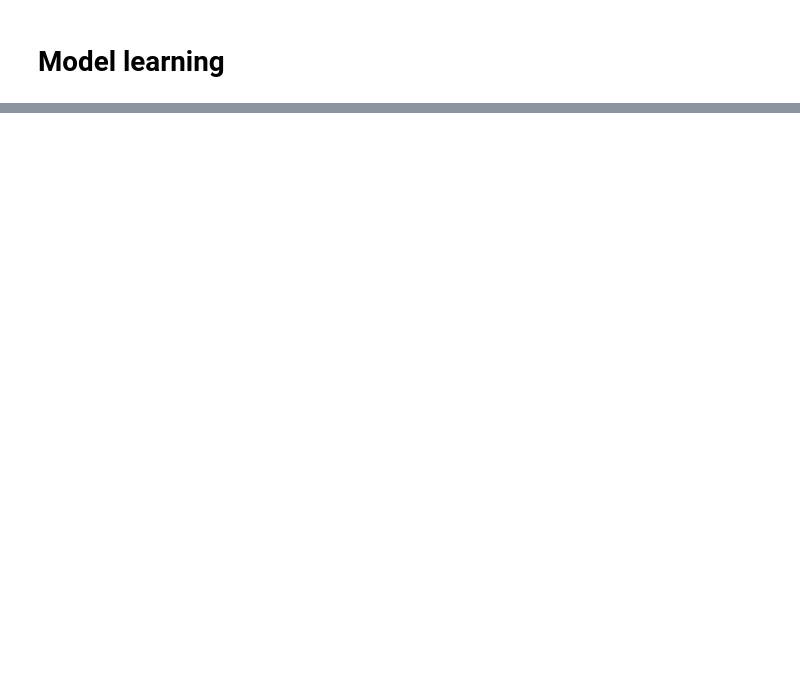
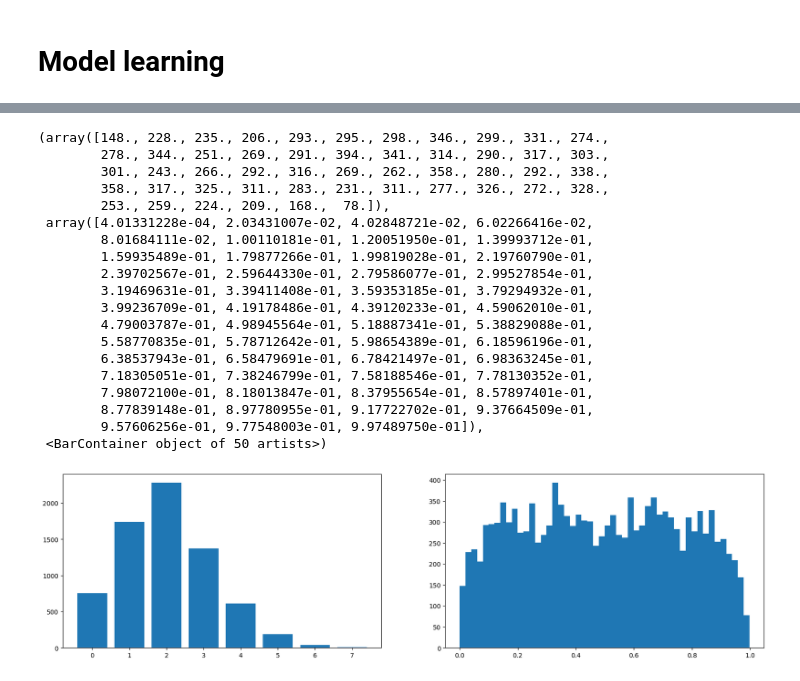
Before and after one commit to Wleter/nn_qft, a Jupyter notebook: testing.ipynb, the cells around one changed output, grey strips where cells are left out. Drawn from its saved outputs; the diff is of its cells as text; code cells hidden in the pictures; blank space fills up the shorter version.

```diff
--- a/testing.ipynb
+++ b/testing.ipynb
@@ -281,0 +352,32 @@ axes[2].hist(positions_2, bins=50);
+# %%
+configurations = dataset.skip(500).unbatch().take(7000).cache()
+fig, axes = plt.subplots(1, 2, figsize=(20, 5))
+
+n_values = list(map(lambda x_n: x_n[1].numpy(), configurations))
+n_counter = Counter(n_values)
+axes[0].bar(n_counter.keys(), n_counter.values())
+
+positions_1 = np.concatenate(list(map(lambda x_n: x_n[0][:x_n[1], 0], configurations))).ravel()
+
+axes[1].hist(positions_1, bins=50)
+# %% [output]
+(array([148., 228., 235., 206., 293., 295., 298., 346., 299., 331., 274.,
+        278., 344., 251., 269., 291., 394., 341., 314., 290., 317., 303.,
+        301., 243., 266., 292., 316., 269., 262., 358., 280., 292., 338.,
+        358., 317., 325., 311., 283., 231., 311., 277., 326., 272., 328.,
+        253., 259., 224., 209., 168.,  78.]),
+ array([4.01331228e-04, 2.03431007e-02, 4.02848721e-02, 6.02266416e-02,
+        8.01684111e-02, 1.00110181e-01, 1.20051950e-01, 1.39993712e-01,
+        1.59935489e-01, 1.79877266e-01, 1.99819028e-01, 2.19760790e-01,
+        2.39702567e-01, 2.59644330e-01, 2.79586077e-01, 2.99527854e-01,
+        3.19469631e-01, 3.39411408e-01, 3.59353185e-01, 3.79294932e-01,
+        3.99236709e-01, 4.19178486e-01, 4.39120233e-01, 4.59062010e-01,
+        4.79003787e-01, 4.98945564e-01, 5.18887341e-01, 5.38829088e-01,
+        5.58770835e-01, 5.78712642e-01, 5.98654389e-01, 6.18596196e-01,
+        6.38537943e-01, 6.58479691e-01, 6.78421497e-01, 6.98363245e-01,
+        7.18305051e-01, 7.38246799e-01, 7.58188546e-01, 7.78130352e-01,
+        7.98072100e-01, 8.18013847e-01, 8.37955654e-01, 8.57897401e-01,
+        8.77839148e-01, 8.97780955e-01, 9.17722702e-01, 9.37664509e-01,
+        9.57606256e-01, 9.77548003e-01, 9.97489750e-01]),
+ <BarContainer object of 50 artists>)
+[figure, added]
```
Also changed, not shown: parts of 10 cells of this notebook, 4 other files.
